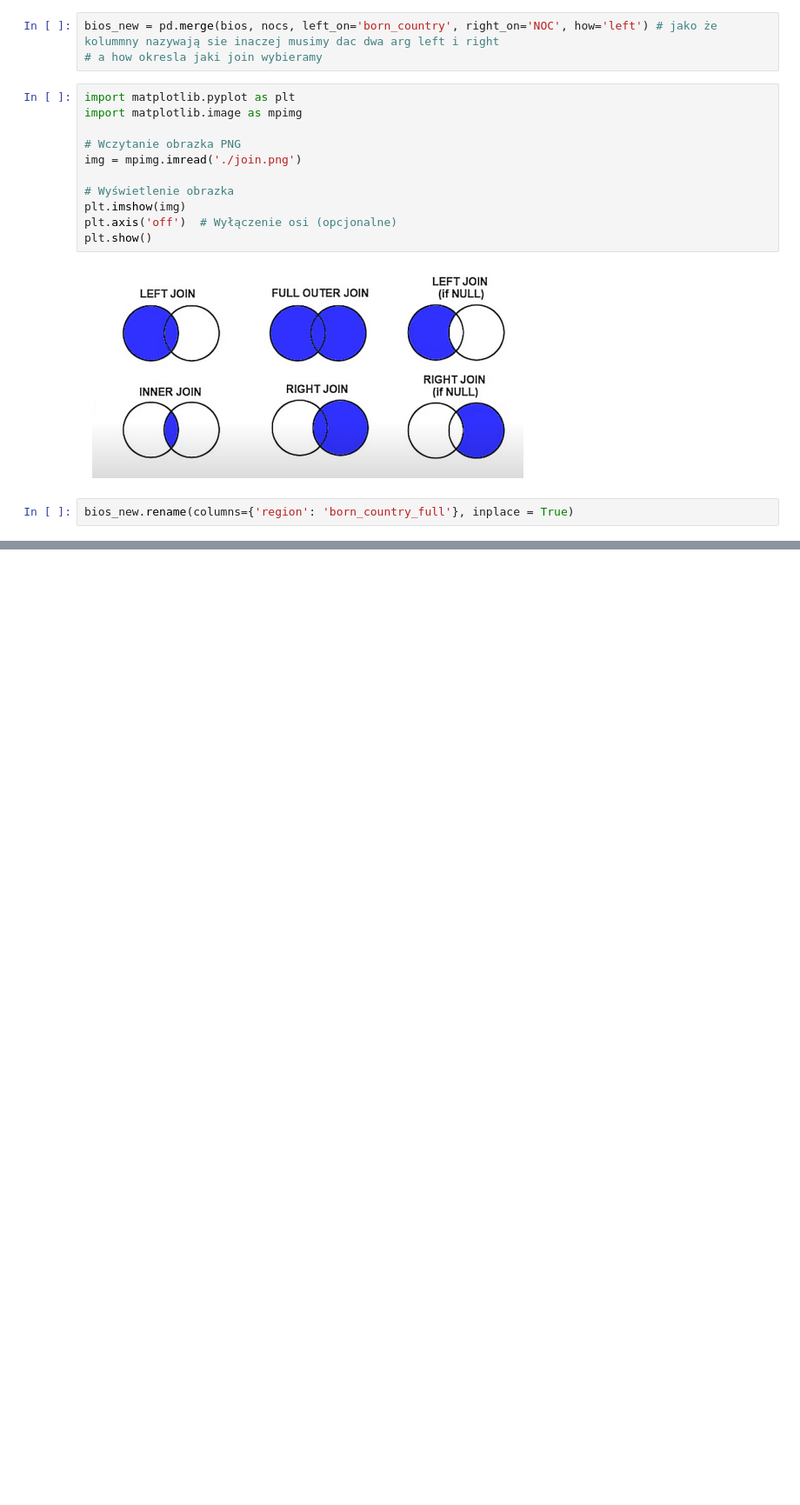
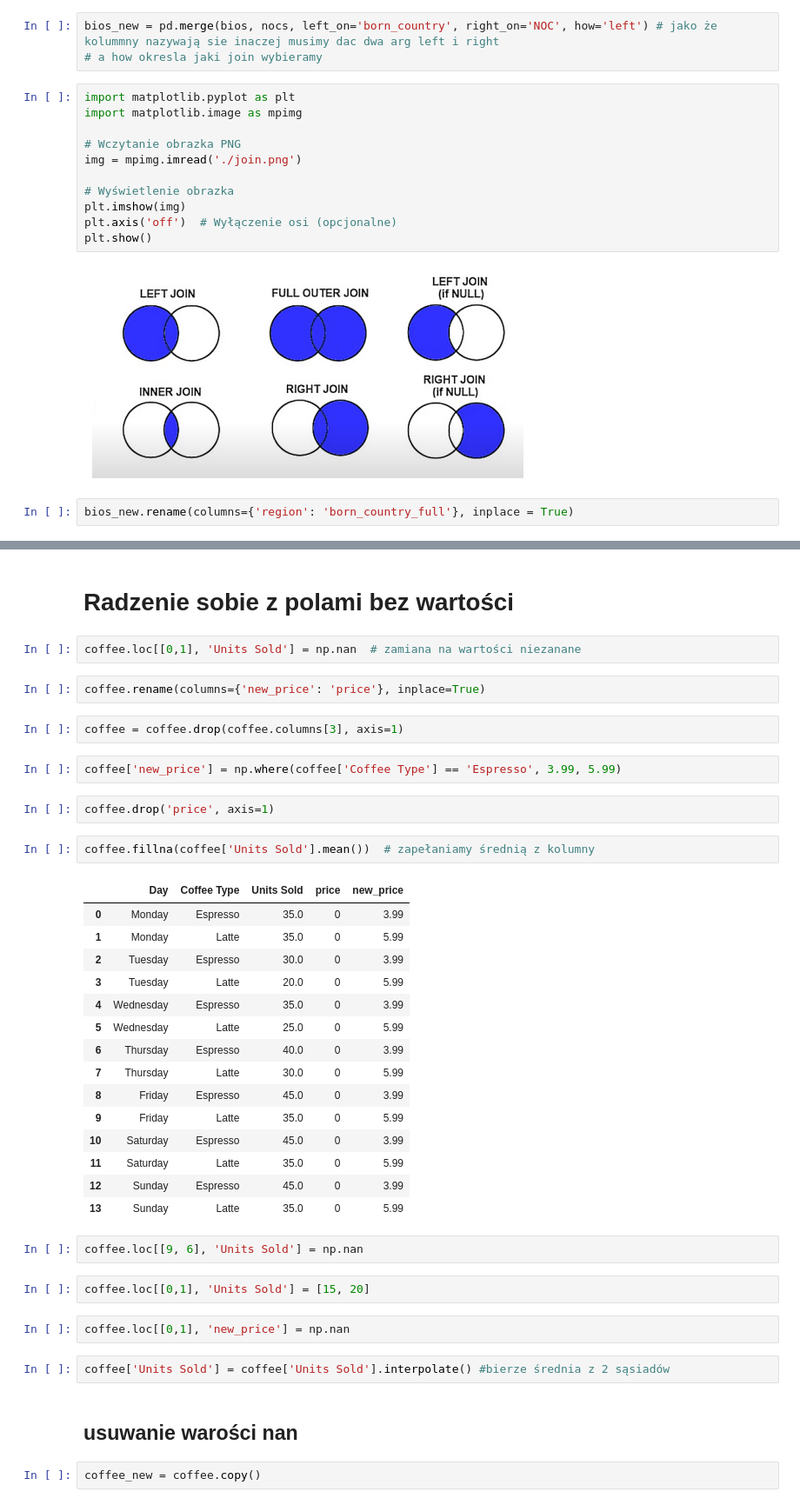
Before and after one commit to AleksandraJuras2000/Practice_Python, a Jupyter notebook: zad1.ipynb, the cells around one changed output, grey strips where cells are left out. Shown at 87% size. Drawn from its saved outputs; the diff is of its cells as text; blank space fills up the shorter version.

```diff
--- a/zad1.ipynb
+++ b/zad1.ipynb
@@ -1447,0 +1491,42 @@ bios_new.head()
+# %% [markdown]
+# Radzenie sobie z polami bez wartości
+# %%
+coffee.loc[[0,1], 'Units Sold'] = np.nan  # zamiana na wartości niezanane
+# %%
+coffee.rename(columns={'new_price': 'price'}, inplace=True)
+# %%
+coffee = coffee.drop(coffee.columns[3], axis=1)
+# %%
+coffee['new_price'] = np.where(coffee['Coffee Type'] == 'Espresso', 3.99, 5.99)
+# %%
+coffee.drop('price', axis=1)
+# %%
+coffee.fillna(coffee['Units Sold'].mean())  # zapełaniamy średnią z kolumny
+# %% [output]
+|  | Day | Coffee Type | Units Sold | price | new_price |
+| 0 | Monday | Espresso | 35.0 | 0 | 3.99 |
+| 1 | Monday | Latte | 35.0 | 0 | 5.99 |
+| 2 | Tuesday | Espresso | 30.0 | 0 | 3.99 |
+| 3 | Tuesday | Latte | 20.0 | 0 | 5.99 |
+| 4 | Wednesday | Espresso | 35.0 | 0 | 3.99 |
+| 5 | Wednesday | Latte | 25.0 | 0 | 5.99 |
+| 6 | Thursday | Espresso | 40.0 | 0 | 3.99 |
+| 7 | Thursday | Latte | 30.0 | 0 | 5.99 |
+| 8 | Friday | Espresso | 45.0 | 0 | 3.99 |
+| 9 | Friday | Latte | 35.0 | 0 | 5.99 |
+| 10 | Saturday | Espresso | 45.0 | 0 | 3.99 |
+| 11 | Saturday | Latte | 35.0 | 0 | 5.99 |
+| 12 | Sunday | Espresso | 45.0 | 0 | 3.99 |
+| 13 | Sunday | Latte | 35.0 | 0 | 5.99 |
+# %%
+coffee.loc[[9, 6], 'Units Sold'] = np.nan
+# %%
+coffee.loc[[0,1], 'Units Sold'] = [15, 20]
+# %%
+coffee.loc[[0,1], 'new_price'] = np.nan
+# %%
+coffee['Units Sold'] = coffee['Units Sold'].interpolate() #bierze średnia z 2 sąsiadów
+# %% [markdown]
+## usuwanie warości nan
+# %%
+coffee_new = coffee.copy()
```
Also changed, not shown: parts of 18 cells of this notebook.
